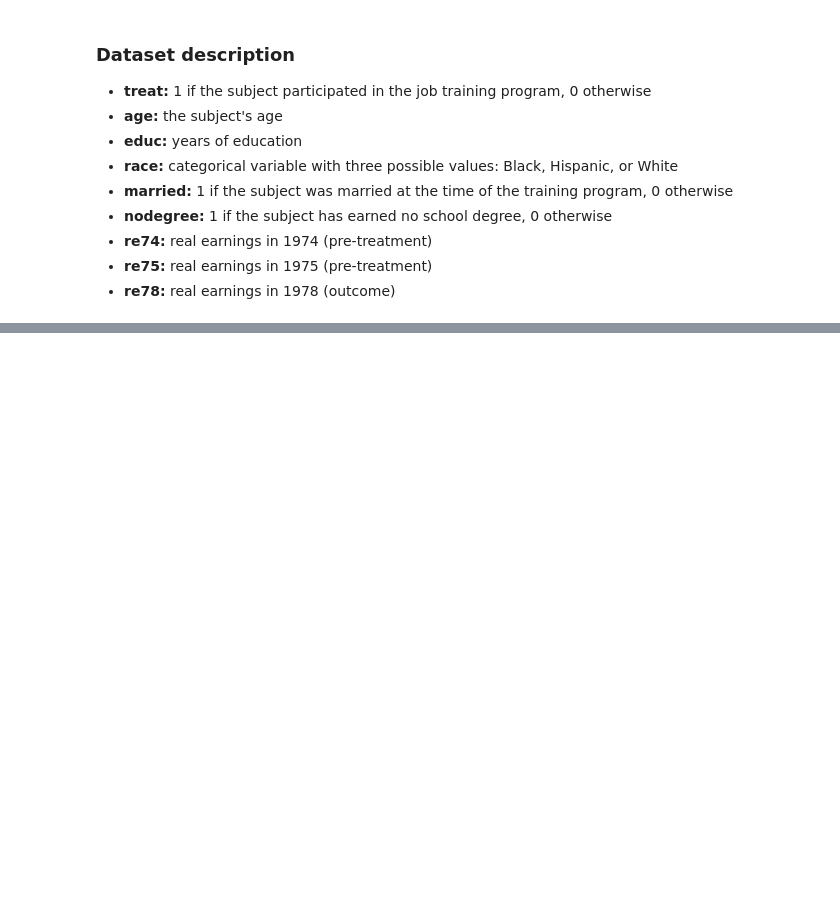
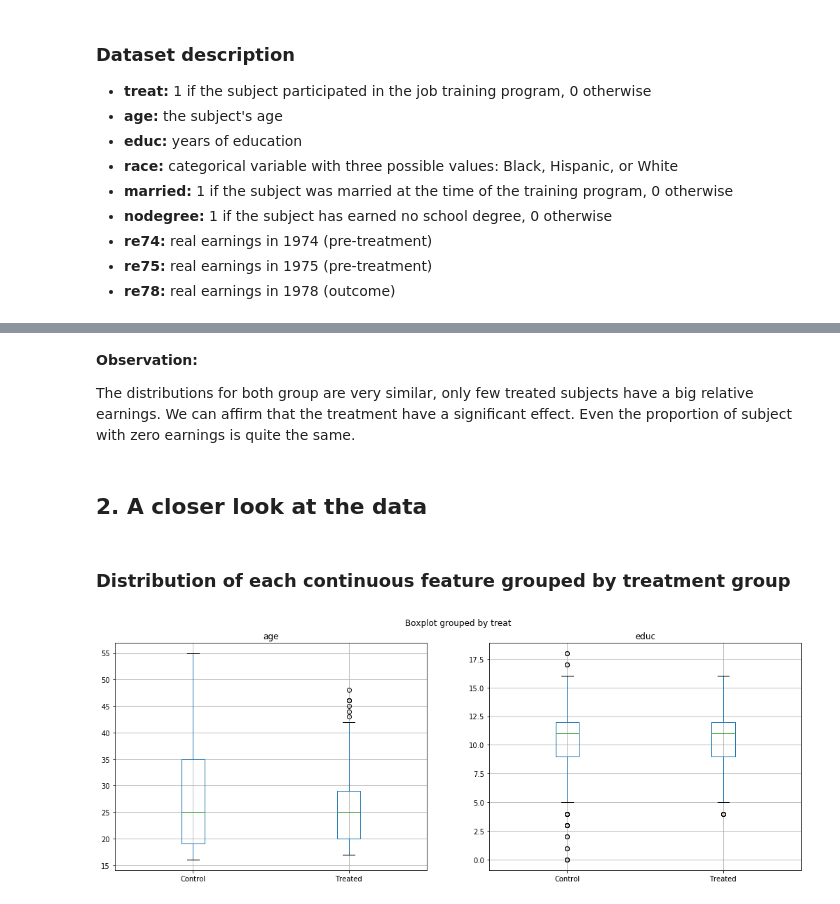
Before and after one commit to Roussaky/ada-EPFL, a Jupyter notebook: Homework4/Homework4.ipynb, the cells around one changed output, grey strips where cells are left out. Cells and saved outputs as stored; diff of their text form; code cells hidden in the pictures; blank space fills up the shorter version.

```diff
--- a/Homework4/Homework4.ipynb
+++ b/Homework4/Homework4.ipynb
@@ -76,0 +85,21 @@ Subject_JTP
+# %% [markdown]
+**Observation:**
+
+The distributions for both group are very similar, only few treated subjects have a big relative earnings. We can affirm that the treatment have a significant effect.
+Even the proportion of subject with zero earnings is quite the same.
+# %% [markdown]
+## 2. A closer look at the data
+# %% [markdown]
+### Distribution of each continuous feature grouped by treatment group
+# %%
+#continuous parameters
+params = ["age", "educ"]
+
+#boxplot
+fig, axS = plt.subplots(1, 2, figsize=(17,6))
+for ax, param in zip(axS.flatten(), params):
+    lalonde_df.boxplot(column=param, by='treat', ax=ax)
+    ax.set_xticklabels(['Control', 'Treated'])
+    ax.set_xlabel('')
+# %% [output]
+[figure, added]
```
Also changed, not shown: parts of 14 cells of this notebook, 1 other file.
